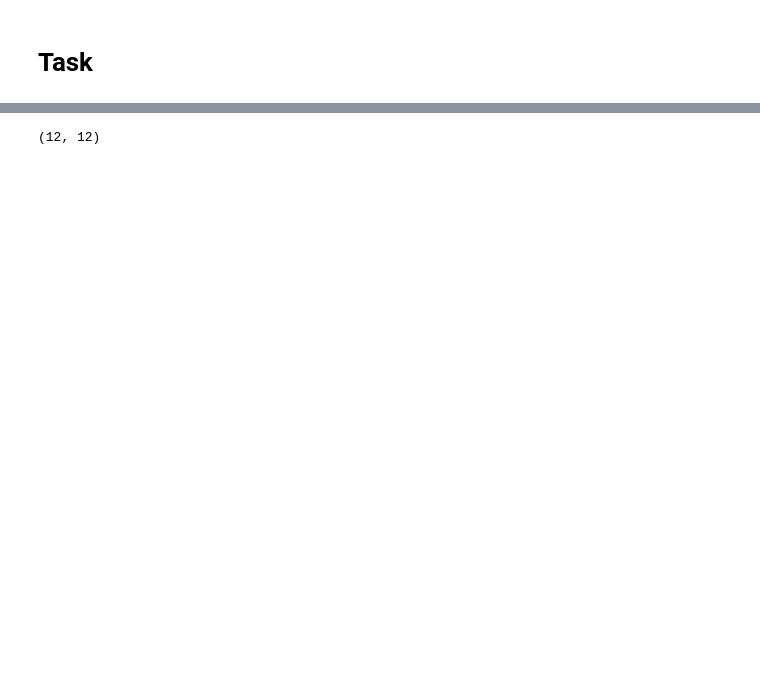
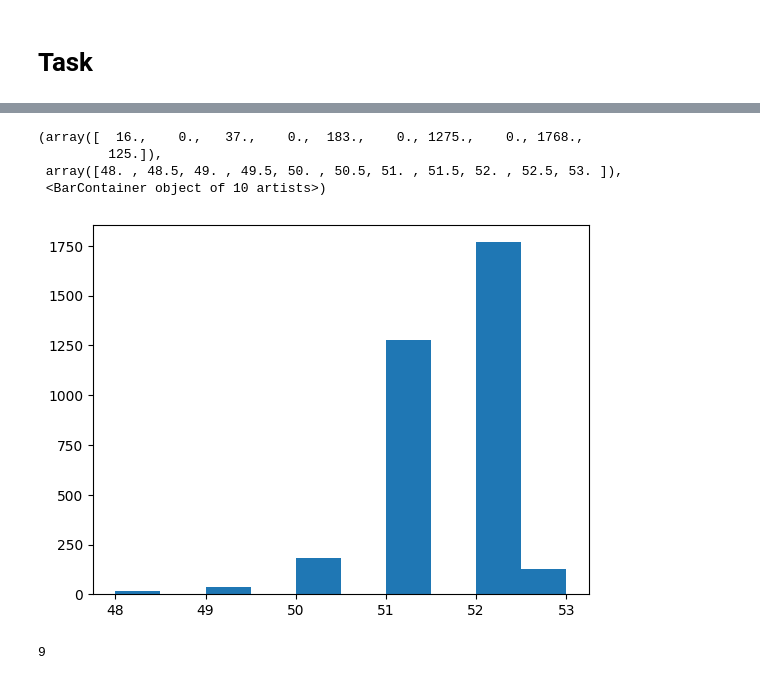
Before and after one commit to RayanKamarinchev/AI, a Jupyter notebook: IOAI_prep/romania/nitro/audio/main.ipynb, the cells around one changed output, grey strips where cells are left out. Drawn from its saved outputs; the diff is of its cells as text; code cells hidden in the pictures; blank space fills up the shorter version.

```diff
--- a/IOAI_prep/romania/nitro/audio/main.ipynb
+++ b/IOAI_prep/romania/nitro/audio/main.ipynb
@@ -138,15 +149,10 @@ KeyboardInterrupt:
-# %%
-mask = db[-1,:] != -80
-masks = []
-start, end = 0, 0
-started = False
-for i, bin in enumerate(mask):
-    if not started and bin:
-        started = True
-        start = i
-    elif started and not bin:
-        started = False
-        end = i
-        masks.append(range(start, end))
-# %% [output]
-(12, 12)
+# %%
+x_train, y_train = zip(*[(entry, label) for entry, label in zip(x_train, y_train) if entry.shape[1] > 47])
+lengths = [entry.shape[1] for entry in x_train]
+plt.hist(lengths)
+# %% [output]
+(array([  16.,    0.,   37.,    0.,  183.,    0., 1275.,    0., 1768.,
+         125.]),
+ array([48. , 48.5, 49. , 49.5, 50. , 50.5, 51. , 51.5, 52. , 52.5, 53. ]),
+ <BarContainer object of 10 artists>)
+[figure, added]
@@ -152,0 +161,5 @@ for i, bin in enumerate(mask):
+# %%
+y_train = [int(y) for y in y_train]
+y_train[0]
+# %% [output]
+9
```
Also changed, not shown: parts of 12 cells of this notebook, 1 other file.
